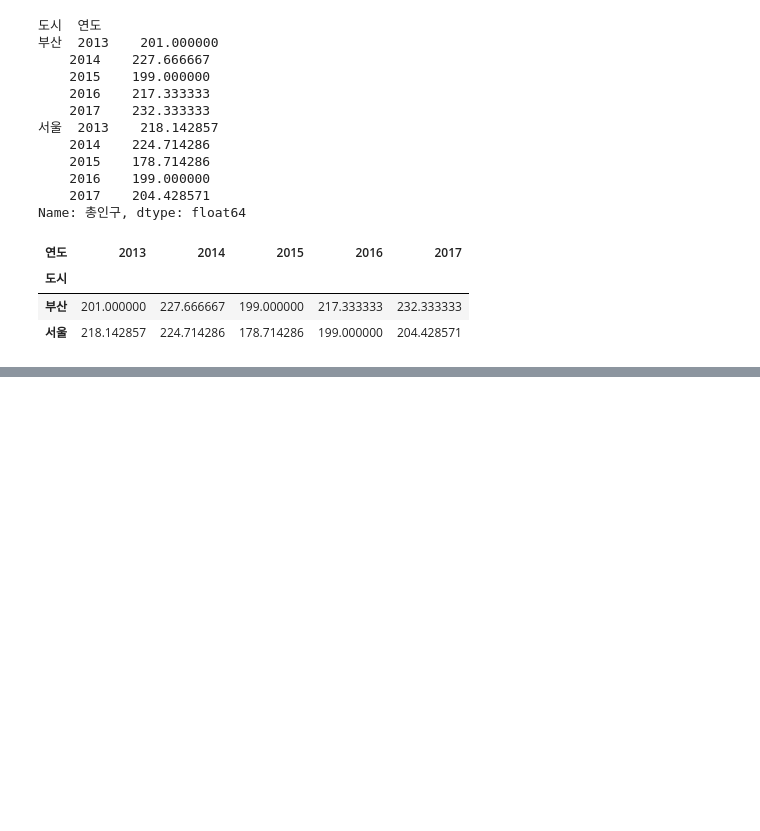
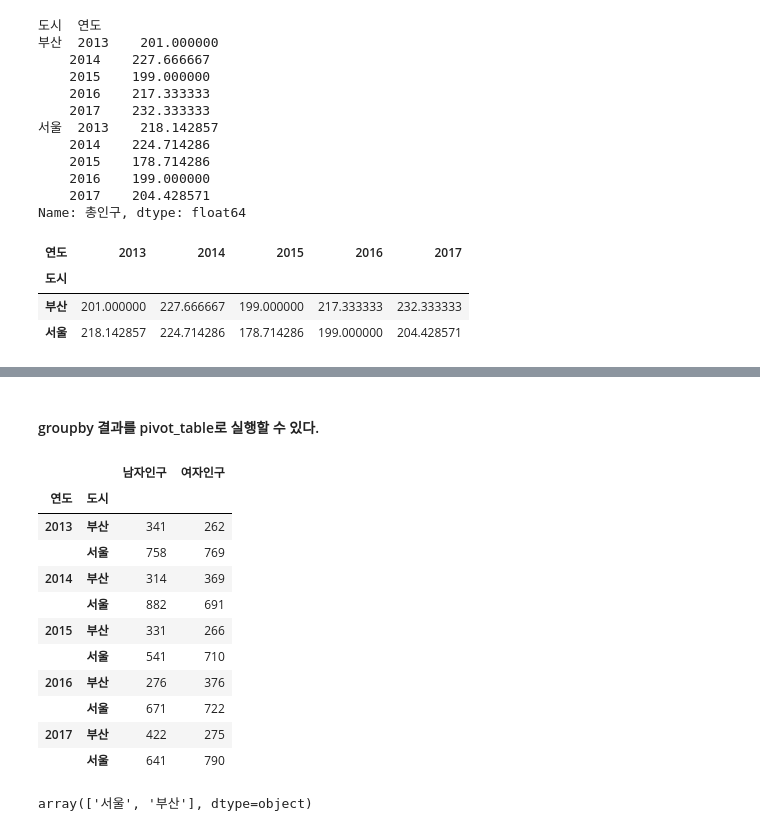
Before and after one commit to jjjjjjji-hun/python-basic, a Jupyter notebook: 팬더스/팬더스_data wrangling.ipynb, the cells around one changed output, grey strips where cells are left out. Saved outputs shown, nothing was run; the diff lists cells and outputs as text; code cells hidden in the pictures; blank space fills up the shorter version.

```diff
--- a/팬더스/팬더스_data wrangling.ipynb
+++ b/팬더스/팬더스_data wrangling.ipynb
@@ -1302,0 +1316,27 @@ data.groupby(['도시', '연도'])['총인구'].mean().unstack()
+# %% [markdown]
+#### groupby 결과를 pivot_table로 실행할 수 있다.
+# %%
+# 연도별 & 도시별 & 남여인구 각각의 최대값
+# pivot_table(index=로우로 사용할 컬럼명, columns=컬럼으로 사용할 컬럼명
+#             values=집계함수를 적용할 값으로  사용할 컬럼, aggfunc=사용할 집계함수명)
+# 로우 : 연도, 도시
+# data.groupby(['연도', '도시'])[['남자', '여자']].sum()
+data.pivot_table(index=['연도', '도시'], values=['남자인구', '여자인구'], aggfunc='sum')
+# %% [output]
+|  |  | 남자인구 | 여자인구 |
+| 연도 | 도시 |  |  |
+| 2013 | 부산 | 341 | 262 |
+|  | 서울 | 758 | 769 |
+| 2014 | 부산 | 314 | 369 |
+|  | 서울 | 882 | 691 |
+| 2015 | 부산 | 331 | 266 |
+|  | 서울 | 541 | 710 |
+| 2016 | 부산 | 276 | 376 |
+|  | 서울 | 671 | 722 |
+| 2017 | 부산 | 422 | 275 |
+|  | 서울 | 641 | 790 |
+# %%
+# .unique()는 출현한 요소를 한 번씩만 출력한다.
+data.도시.unique()
+# %% [output]
+array(['서울', '부산'], dtype=object)
```
Also changed, not shown: parts of 24 cells of this notebook, 3 other files.
